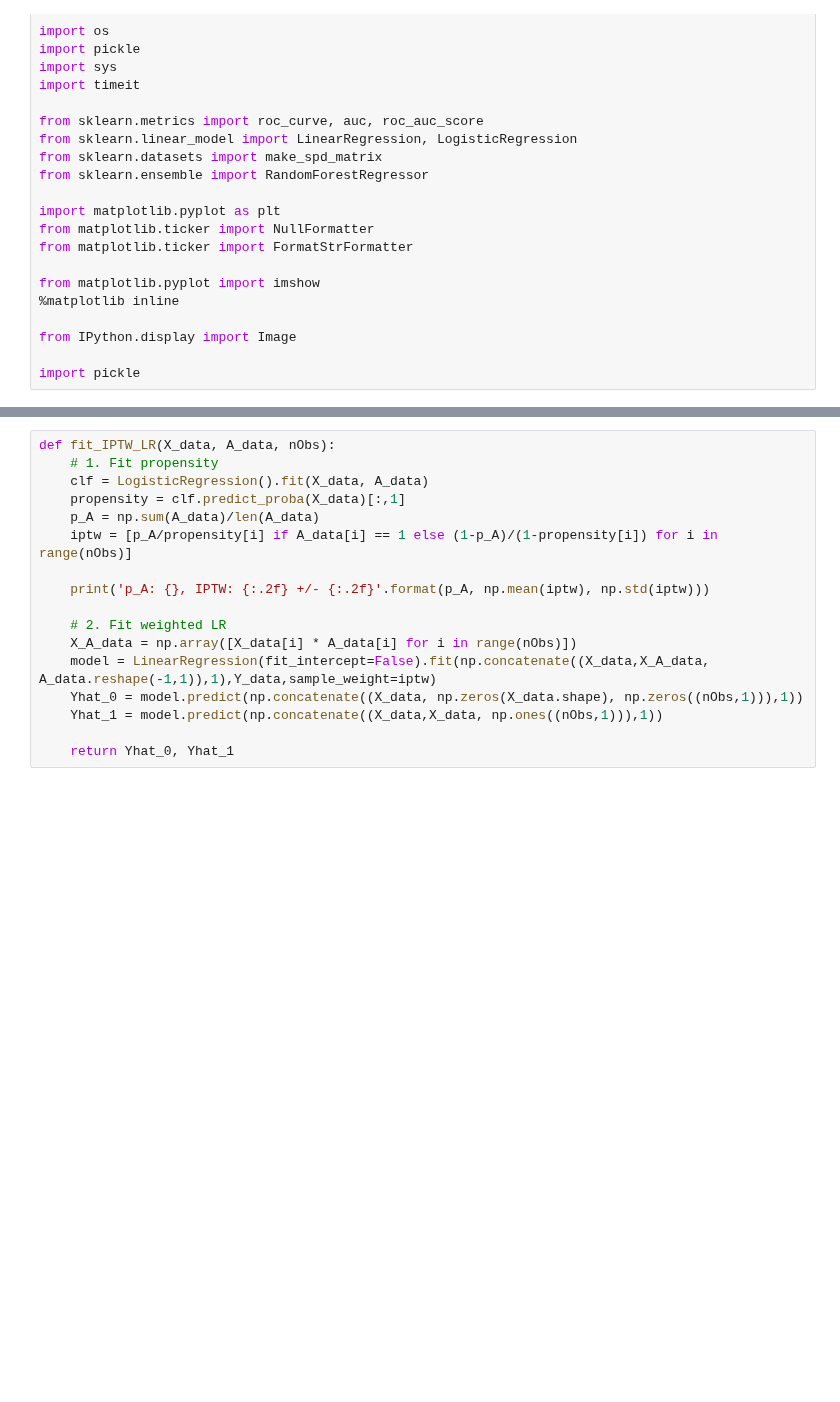
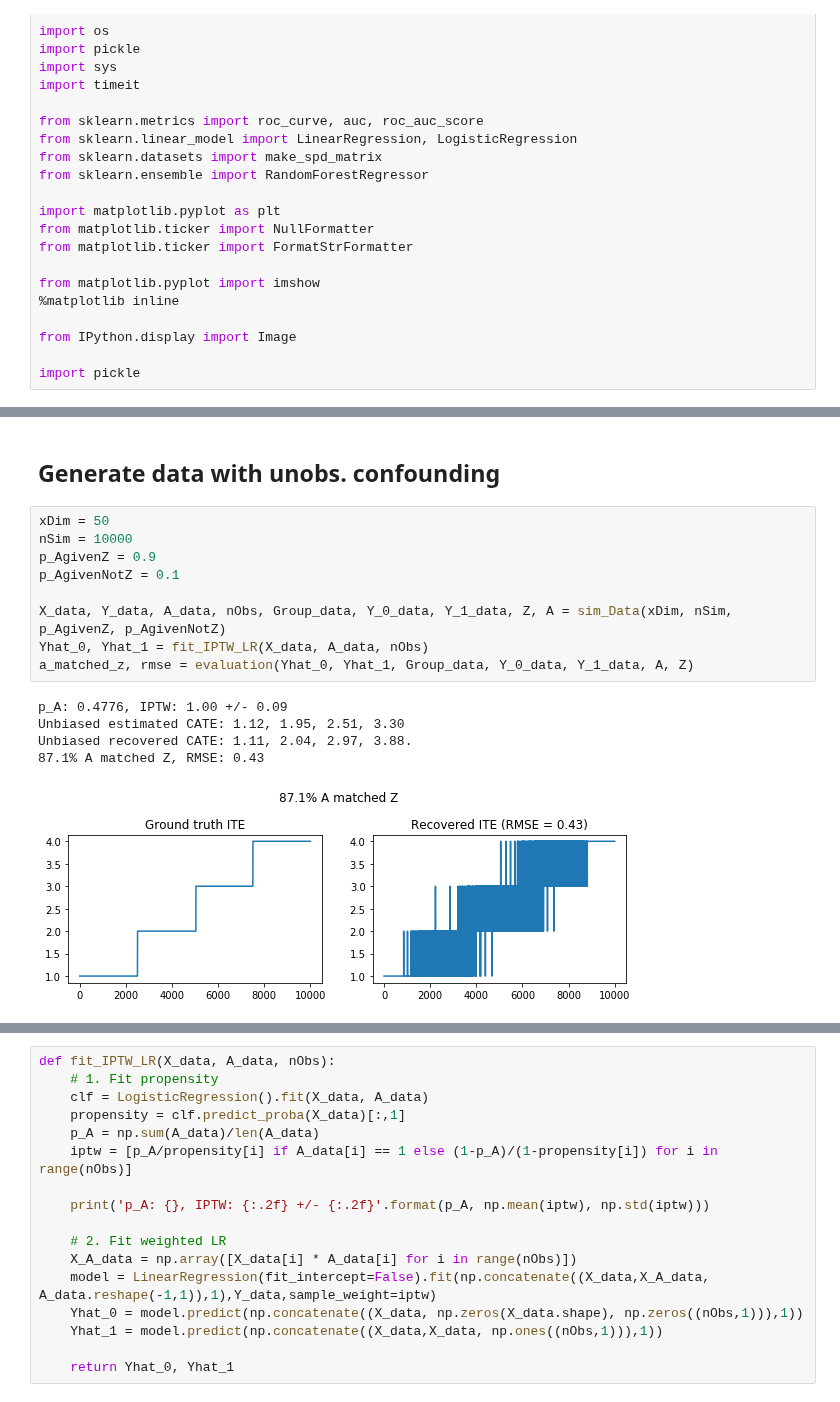
Before and after one commit to yanboxu/split-treatment-simulation, a Jupyter notebook: simulation.ipynb, the cells around one changed output, grey strips where cells are left out. Saved outputs shown, nothing was run; the diff lists cells and outputs as text; blank space fills up the shorter version.

Commit message:
Add unobs. confounding

```diff
--- a/simulation.ipynb
+++ b/simulation.ipynb
@@ -95,0 +102,17 @@ Text(0, 0.5, 'RMSE')
+# %% [markdown]
+## Generate data with unobs. confounding
+# %%
+xDim = 50
+nSim = 10000
+p_AgivenZ = 0.9
+p_AgivenNotZ = 0.1
+
+X_data, Y_data, A_data, nObs, Group_data, Y_0_data, Y_1_data, Z, A = sim_Data(xDim, nSim, p_AgivenZ, p_AgivenNotZ)
+Yhat_0, Yhat_1 = fit_IPTW_LR(X_data, A_data, nObs)
+a_matched_z, rmse = evaluation(Yhat_0, Yhat_1, Group_data, Y_0_data, Y_1_data, A, Z)
+# %% [output]
+p_A: 0.4776, IPTW: 1.00 +/- 0.09
+Unbiased estimated CATE: 1.12, 1.95, 2.51, 3.30
+Unbiased recovered CATE: 1.11, 2.04, 2.97, 3.88.
+87.1% A matched Z, RMSE: 0.43
+[figure, added]
```
Also changed, not shown: parts of 8 cells of this notebook.
